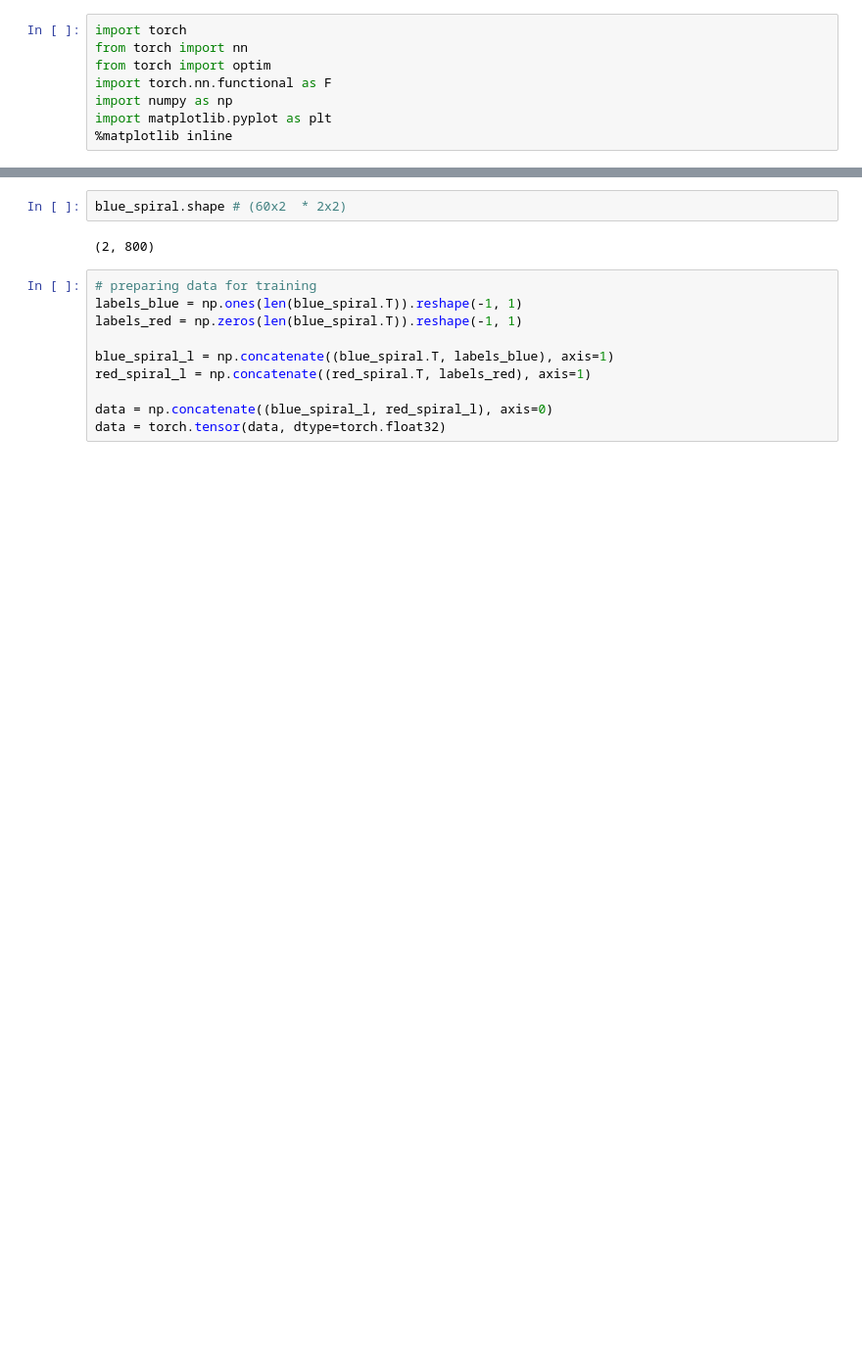
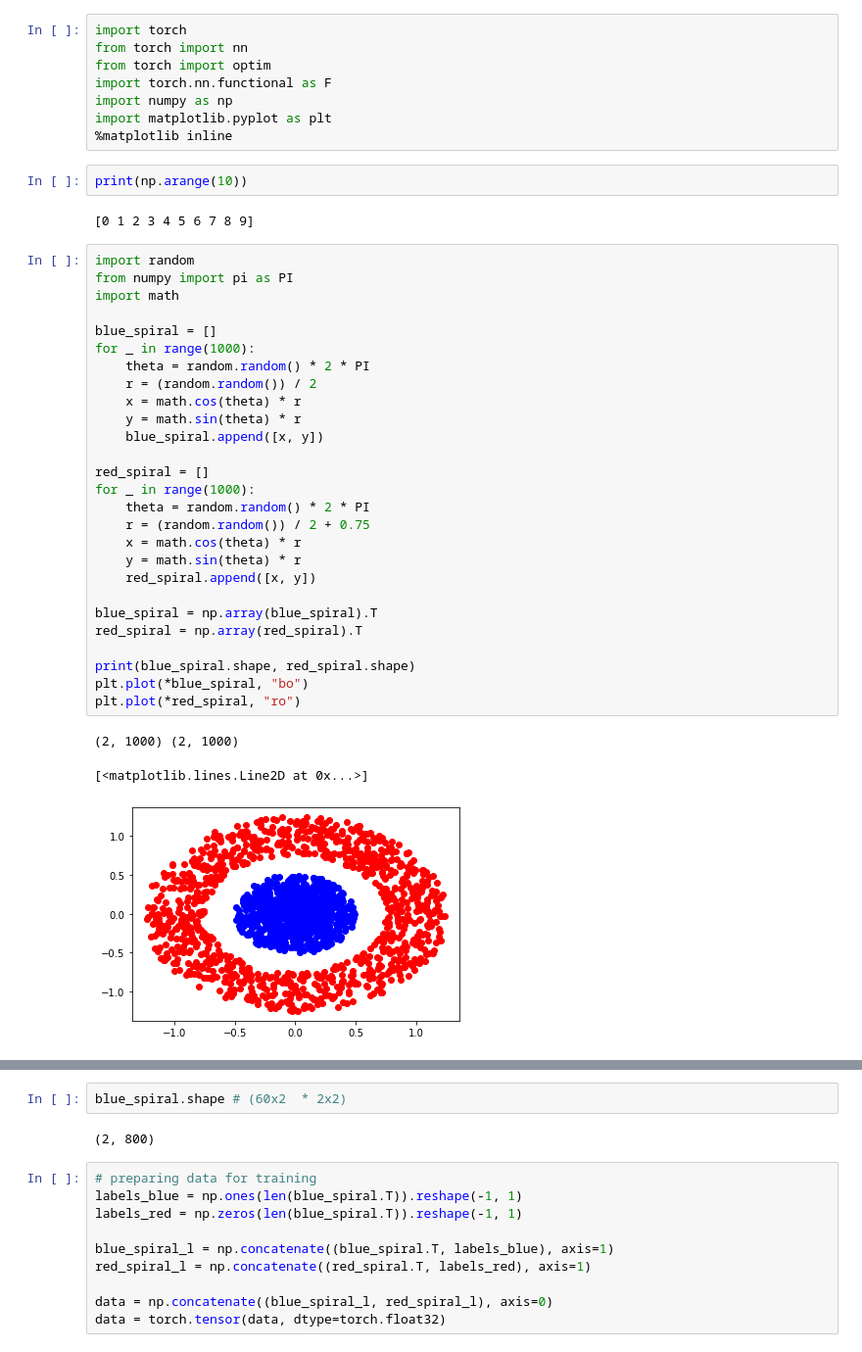
Before and after one commit to igreat/animations, a Jupyter notebook: manifold-hypothesis/testing.ipynb, the cells around one changed output, grey strips where cells are left out. Shown at 98% size. Saved outputs shown, nothing was run; the diff lists cells and outputs as text; blank space fills up the shorter version.

```diff
--- a/manifold-hypothesis/testing.ipynb
+++ b/manifold-hypothesis/testing.ipynb
@@ -6,4 +6,39 @@ import torch.nn.functional as F
 import numpy as np
 import matplotlib.pyplot as plt
 %matplotlib inline
+# %%
+print(np.arange(10))
+# %% [output]
+[0 1 2 3 4 5 6 7 8 9]
+# %%
+import random
+from numpy import pi as PI
+import math
+
+blue_spiral = []
+for _ in range(1000):
+    theta = random.random() * 2 * PI
+    r = (random.random()) / 2
+    x = math.cos(theta) * r
+    y = math.sin(theta) * r
+    blue_spiral.append([x, y])
+
+red_spiral = []
+for _ in range(1000):
+    theta = random.random() * 2 * PI
+    r = (random.random()) / 2 + 0.75
+    x = math.cos(theta) * r
+    y = math.sin(theta) * r
+    red_spiral.append([x, y])
+
+blue_spiral = np.array(blue_spiral).T
+red_spiral = np.array(red_spiral).T
+
+print(blue_spiral.shape, red_spiral.shape)
+plt.plot(*blue_spiral, "bo")
+plt.plot(*red_spiral, "ro")
+# %% [output]
+(2, 1000) (2, 1000)
+[<matplotlib.lines.Line2D at 0x...>]
+[figure, added]
 # %%
```
Also changed, not shown: parts of 10 cells of this notebook, 4 other files.
